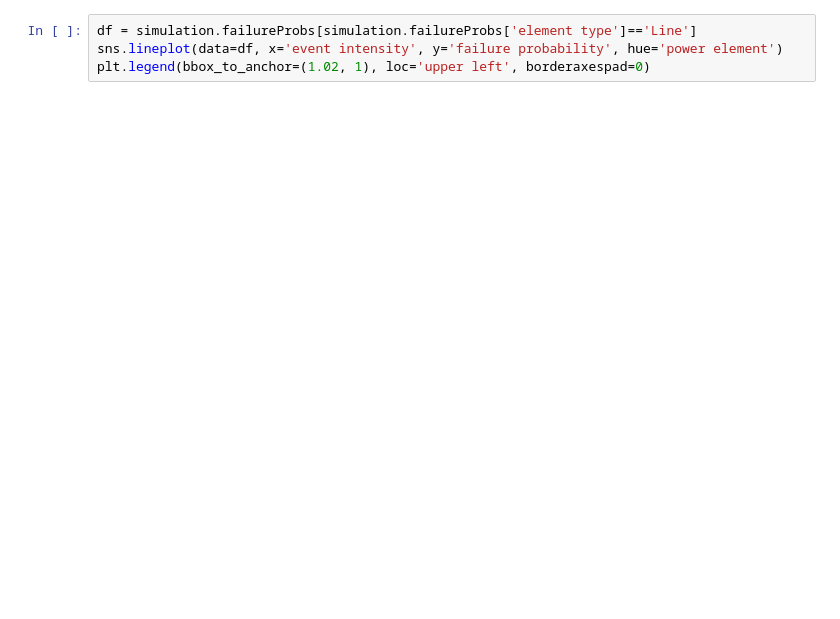
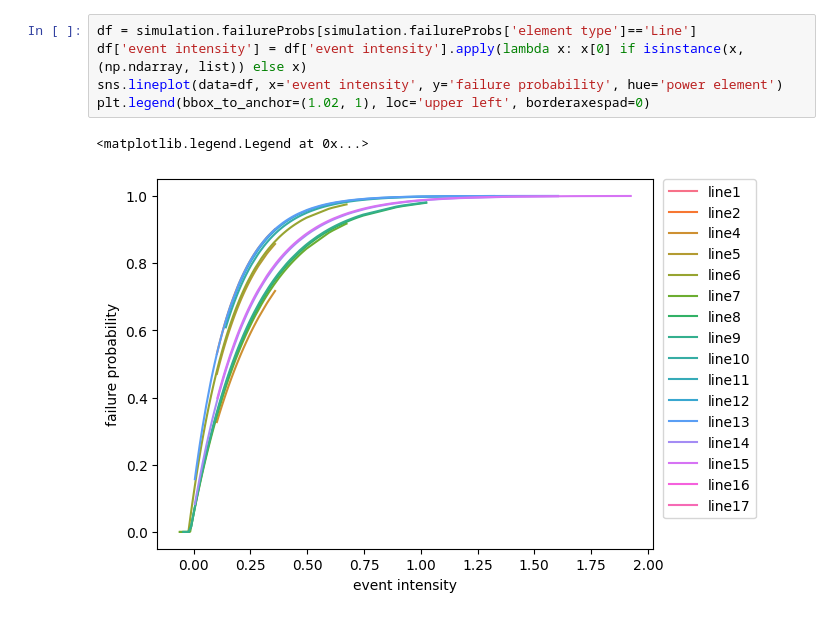
Before and after one commit to reXplan-project/reXplan-repo, a Jupyter notebook: jupyter_notebooks/Simulation_using_the_return_period.ipynb, the cells around one changed output. Saved outputs shown, nothing was run; the diff lists cells and outputs as text; blank space fills up the shorter version.

```diff
--- a/jupyter_notebooks/Simulation_using_the_return_period.ipynb
+++ b/jupyter_notebooks/Simulation_using_the_return_period.ipynb
@@ -91,7 +92,11 @@ TypeError: object of type 'NoneType' has no len()
 # %%
 df = simulation.failureProbs[simulation.failureProbs['element type']=='Line']
+df['event intensity'] = df['event intensity'].apply(lambda x: x[0] if isinstance(x, (np.ndarray, list)) else x)
 sns.lineplot(data=df, x='event intensity', y='failure probability', hue='power element')
 plt.legend(bbox_to_anchor=(1.02, 1), loc='upper left', borderaxespad=0)
+# %% [output]
+<matplotlib.legend.Legend at 0x...>
+[figure, added]
 # %%
 for rp in network.returnPeriods.keys():
     sns.lineplot(x=network.returnPeriods[rp].x_data, y=network.returnPeriods[rp].y_data)
```
Also changed, not shown: parts of 9 cells of this notebook, 4 other files.
